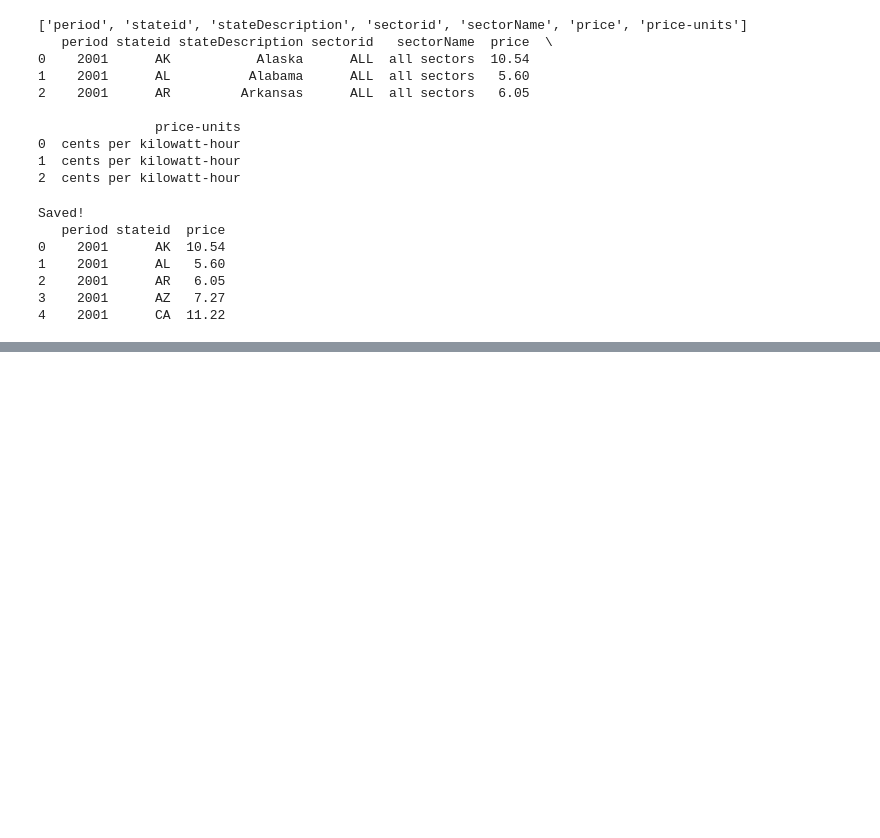
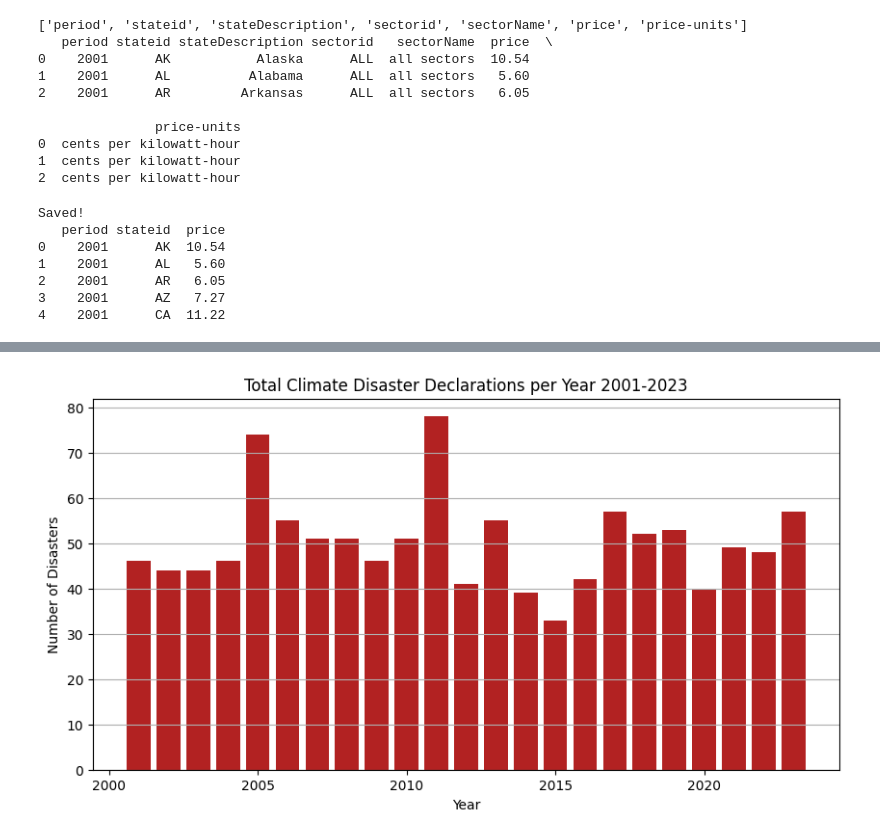
Before and after one commit to guneshm03/climate-risk-index, a Jupyter notebook: notebooks/02_cleaning_eda.ipynb, the cells around one changed output, grey strips where cells are left out. Cells and saved outputs as stored; diff of their text form; code cells hidden in the pictures; blank space fills up the shorter version.

```diff
--- a/notebooks/02_cleaning_eda.ipynb
+++ b/notebooks/02_cleaning_eda.ipynb
@@ -197,0 +390,13 @@ Saved!
+# %%
+# Total climate disasters per year across all states
+df_disaster_trend = df_master.groupby('year')['disaster_count'].sum()
+
+plt.figure(figsize=(10,5))
+plt.bar(df_disaster_trend.index, df_disaster_trend.values, color='firebrick')
+plt.title("Total Climate Disaster Declarations per Year 2001-2023")
+plt.xlabel("Year")
+plt.ylabel("Number of Disasters")
+plt.grid(True, axis='y')
+plt.show()
+# %% [output]
+[figure, added]
```
Also changed, not shown: parts of 14 cells of this notebook, 2 other files.
